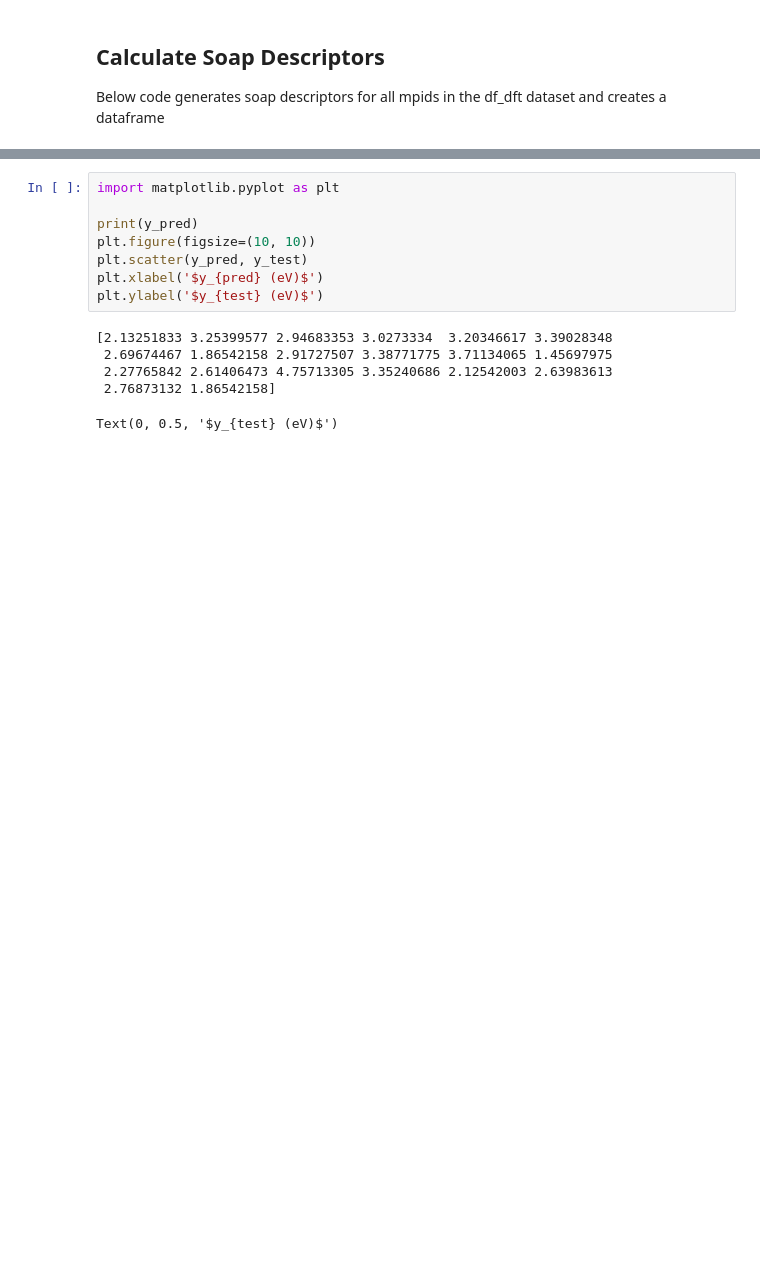
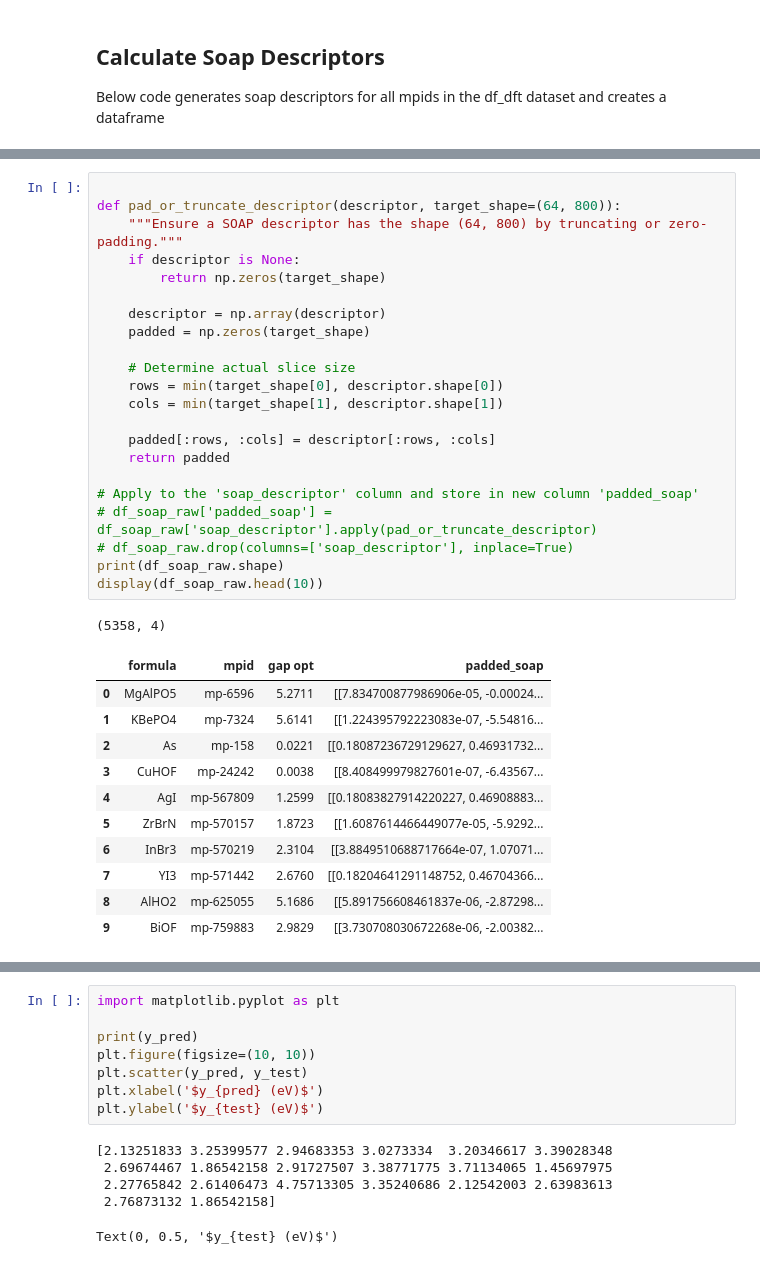
Before and after one commit to cadenmyers13/ml-dft-exp, a Jupyter notebook: codebase/load_matminer_data.ipynb, the cells around one changed output, grey strips where cells are left out. Drawn from its saved outputs; the diff is of its cells as text; blank space fills up the shorter version.

```diff
--- a/codebase/load_matminer_data.ipynb
+++ b/codebase/load_matminer_data.ipynb
@@ -158,0 +199,35 @@ Below code generates soap descriptors for all mpids in the df_dft dataset and cr
+# %%
+
+def pad_or_truncate_descriptor(descriptor, target_shape=(64, 800)):
+    """Ensure a SOAP descriptor has the shape (64, 800) by truncating or zero-padding."""
+    if descriptor is None:
+        return np.zeros(target_shape)
+
+    descriptor = np.array(descriptor)
+    padded = np.zeros(target_shape)
+
+    # Determine actual slice size
+    rows = min(target_shape[0], descriptor.shape[0])
+    cols = min(target_shape[1], descriptor.shape[1])
+
+    padded[:rows, :cols] = descriptor[:rows, :cols]
+    return padded
+
+# Apply to the 'soap_descriptor' column and store in new column 'padded_soap'
+# df_soap_raw['padded_soap'] = df_soap_raw['soap_descriptor'].apply(pad_or_truncate_descriptor)
+# df_soap_raw.drop(columns=['soap_descriptor'], inplace=True)
+print(df_soap_raw.shape)
+display(df_soap_raw.head(10))
+# %% [output]
+(5358, 4)
+|  | formula | mpid | gap opt | padded_soap |
+| 0 | MgAlPO5 | mp-6596 | 5.2711 | [[7.834700877986906e-05, -0.00024... |
+| 1 | KBePO4 | mp-7324 | 5.6141 | [[1.224395792223083e-07, -5.54816... |
+| 2 | As | mp-158 | 0.0221 | [[0.18087236729129627, 0.46931732... |
+| 3 | CuHOF | mp-24242 | 0.0038 | [[8.408499979827601e-07, -6.43567... |
+| 4 | AgI | mp-567809 | 1.2599 | [[0.18083827914220227, 0.46908883... |
+| 5 | ZrBrN | mp-570157 | 1.8723 | [[1.6087614466449077e-05, -5.9292... |
+| 6 | InBr3 | mp-570219 | 2.3104 | [[3.8849510688717664e-07, 1.07071... |
+| 7 | YI3 | mp-571442 | 2.6760 | [[0.18204641291148752, 0.46704366... |
+| 8 | AlHO2 | mp-625055 | 5.1686 | [[5.891756608461837e-06, -2.87298... |
+| 9 | BiOF | mp-759883 | 2.9829 | [[3.730708030672268e-06, -2.00382... |
```
Also changed, not shown: parts of 16 cells of this notebook, 1 other file.
